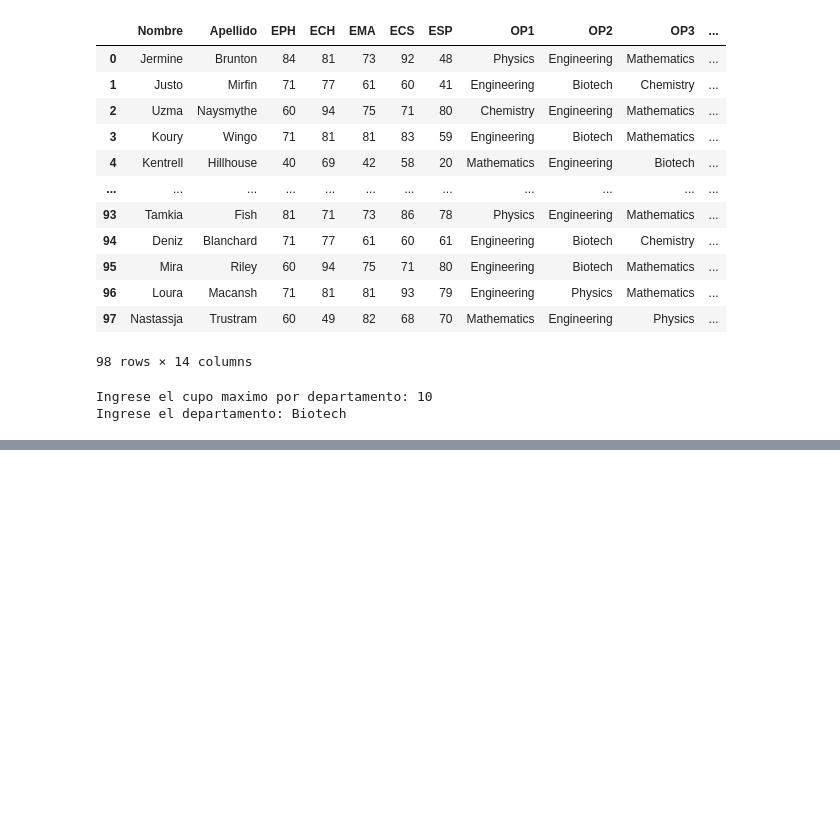
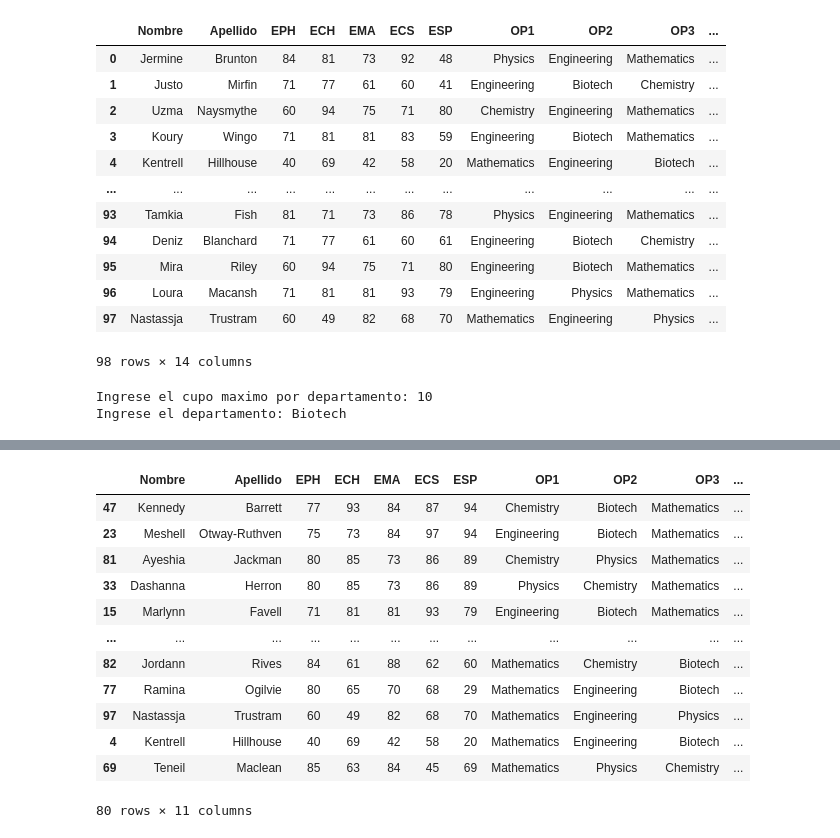
Before and after one commit to anacvelarde-blip/CursoPhytonProinnova, a Jupyter notebook: Proyecto_3_Admitidos.ipynb, the cells around one changed output, grey strips where cells are left out. Cells and saved outputs as stored; diff of their text form; code cells hidden in the pictures; blank space fills up the shorter version.

```diff
--- a/Proyecto_3_Admitidos.ipynb
+++ b/Proyecto_3_Admitidos.ipynb
@@ -125,0 +187,17 @@ Ingrese el departamento: Biotech
+# %%
+df_sorted = df_filtered.sort_values(by='Puntaje_Departamento', ascending=False)
+display(df_sorted)
+# %% [output]
+|  | Nombre | Apellido | EPH | ECH | EMA | ECS | ESP | OP1 | OP2 | OP3 | ... |
+| 47 | Kennedy | Barrett | 77 | 93 | 84 | 87 | 94 | Chemistry | Biotech | Mathematics | ... |
+| 23 | Meshell | Otway-Ruthven | 75 | 73 | 84 | 97 | 94 | Engineering | Biotech | Mathematics | ... |
+| 81 | Ayeshia | Jackman | 80 | 85 | 73 | 86 | 89 | Chemistry | Physics | Mathematics | ... |
+| 33 | Dashanna | Herron | 80 | 85 | 73 | 86 | 89 | Physics | Chemistry | Mathematics | ... |
+| 15 | Marlynn | Favell | 71 | 81 | 81 | 93 | 79 | Engineering | Biotech | Mathematics | ... |
+| ... | ... | ... | ... | ... | ... | ... | ... | ... | ... | ... | ... |
+| 82 | Jordann | Rives | 84 | 61 | 88 | 62 | 60 | Mathematics | Chemistry | Biotech | ... |
+| 77 | Ramina | Ogilvie | 80 | 65 | 70 | 68 | 29 | Mathematics | Engineering | Biotech | ... |
+| 97 | Nastassja | Trustram | 60 | 49 | 82 | 68 | 70 | Mathematics | Engineering | Physics | ... |
+| 4 | Kentrell | Hillhouse | 40 | 69 | 42 | 58 | 20 | Mathematics | Engineering | Biotech | ... |
+| 69 | Teneil | Maclean | 85 | 63 | 84 | 45 | 69 | Mathematics | Physics | Chemistry | ... |
+80 rows × 11 columns
```
Also changed, not shown: parts of 2 cells of this notebook.
